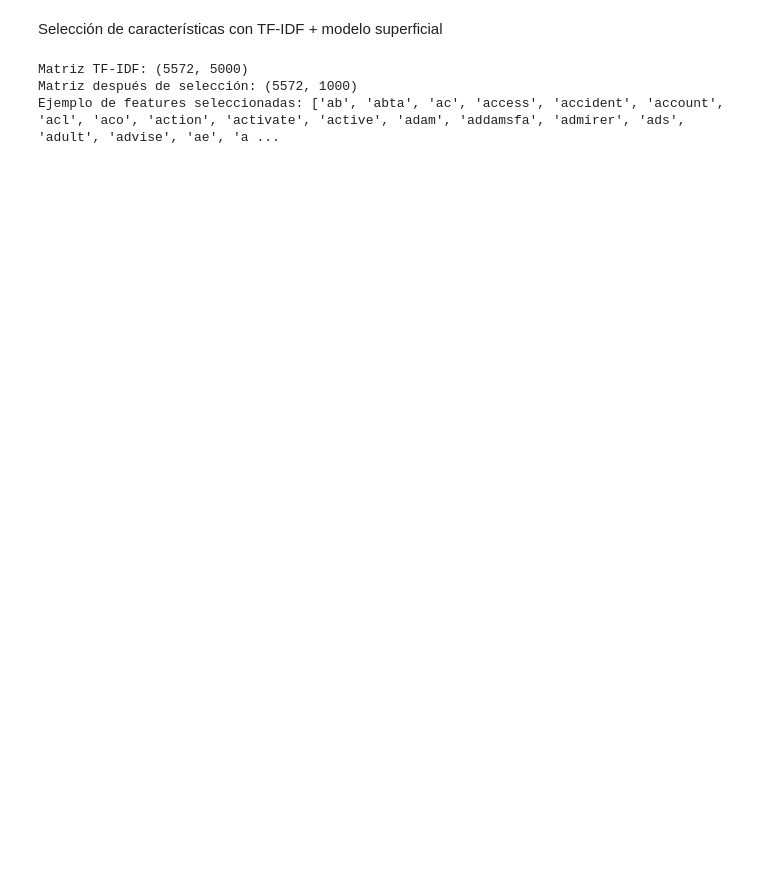
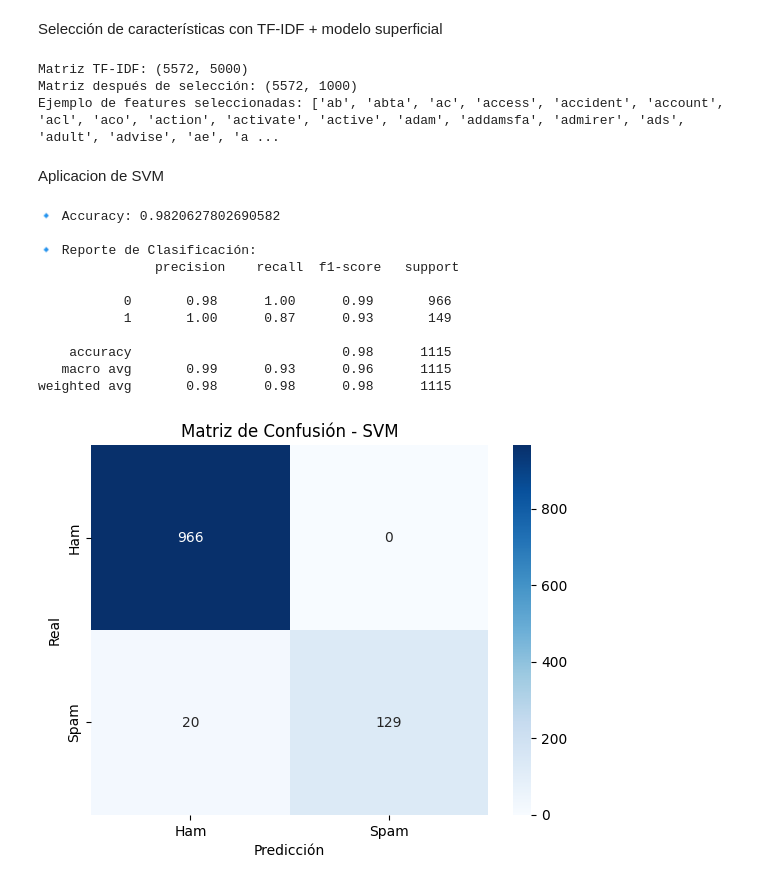
Before and after one commit to Khriztiangp94/UPSE, a Jupyter notebook: proyecto.ipynb, the cells around one changed output. Saved outputs shown, nothing was run; the diff lists cells and outputs as text; code cells hidden in the pictures; blank space fills up the shorter version.

Commit message:
Implementacion modelo superficial

```diff
--- a/proyecto.ipynb
+++ b/proyecto.ipynb
@@ -137,3 +124,48 @@ print("Ejemplo de features seleccionadas:", selected_features[:20])
 Matriz TF-IDF: (5572, 5000)
 Matriz después de selección: (5572, 1000)
 Ejemplo de features seleccionadas: ['ab', 'abta', 'ac', 'access', 'accident', 'account', 'acl', 'aco', 'action', 'activate', 'active', 'adam', 'addamsfa', 'admirer', 'ads', 'adult', 'advise', 'ae', 'a ...
+# %% [markdown]
+Aplicacion de SVM
+# %%
+from sklearn.model_selection import train_test_split
+from sklearn.svm import SVC
+from sklearn.metrics import classification_report, accuracy_score, confusion_matrix
+import seaborn as sns
+import matplotlib.pyplot as plt
+
+# 1. Separar en entrenamiento y prueba
+X_train, X_test, y_train, y_test = train_test_split(
+    X_new, y, test_size=0.2, random_state=42, stratify=y
+)
+
+# 2. Definir y entrenar modelo SVM
+svm_model = SVC(kernel="linear", C=1.0, random_state=42)
+svm_model.fit(X_train, y_train)
+
+# 3. Predecir en test
+y_pred = svm_model.predict(X_test)
+
+# 4. Métricas
+print("🔹 Accuracy:", accuracy_score(y_test, y_pred))
+print("\n🔹 Reporte de Clasificación:\n", classification_report(y_test, y_pred))
+
+# 5. Matriz de confusión
+cm = confusion_matrix(y_test, y_pred)
+sns.heatmap(cm, annot=True, fmt="d", cmap="Blues", xticklabels=["Ham", "Spam"], yticklabels=["Ham", "Spam"])
+plt.xlabel("Predicción")
+plt.ylabel("Real")
+plt.title("Matriz de Confusión - SVM")
+plt.show()
+# %% [output]
+🔹 Accuracy: 0.9820627802690582
+
+🔹 Reporte de Clasificación:
+               precision    recall  f1-score   support
+
+           0       0.98      1.00      0.99       966
+           1       1.00      0.87      0.93       149
+
+    accuracy                           0.98      1115
+   macro avg       0.99      0.93      0.96      1115
+weighted avg       0.98      0.98      0.98      1115
+[figure, added]
```
Also changed, not shown: parts of 4 cells of this notebook.
